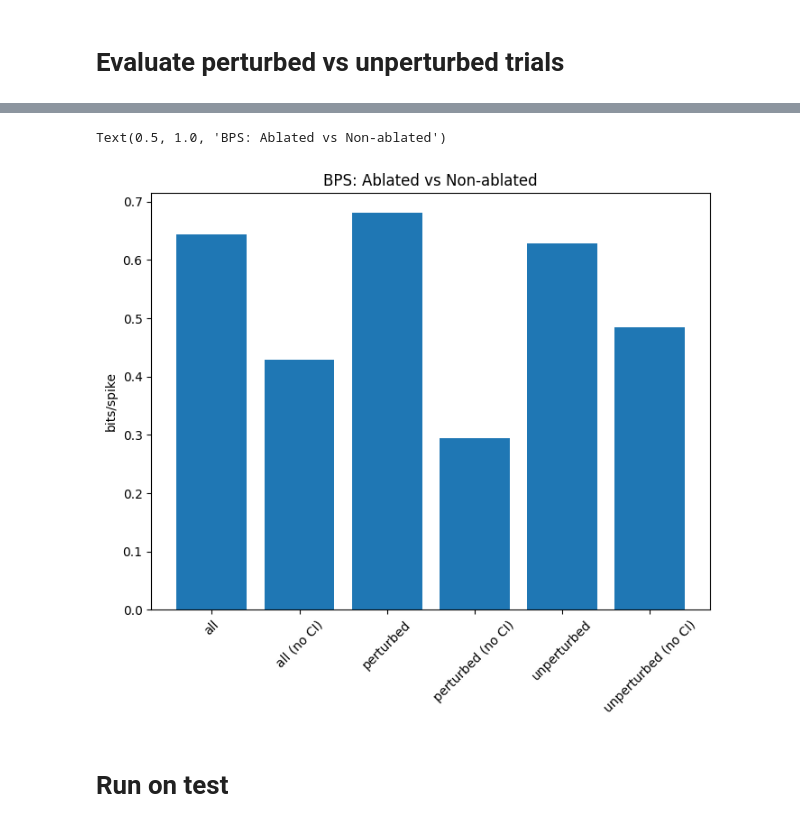
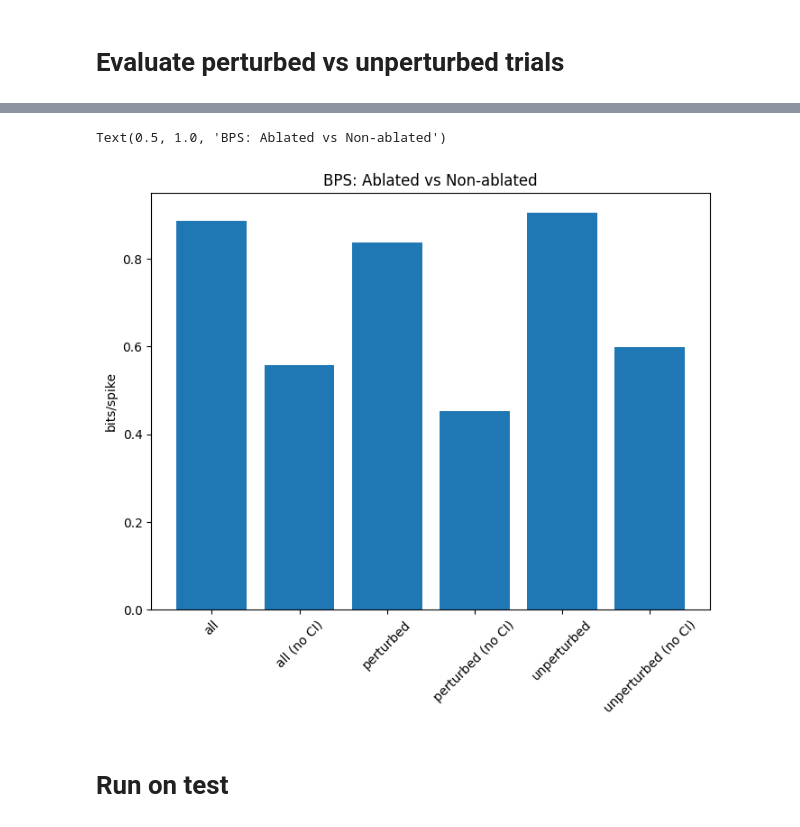
Before and after one commit to NinelK/BAND-torch, a Jupyter notebook: notebooks/post/compare_synthetic_pairs.ipynb, the cells around one changed output, grey strips where cells are left out. Saved outputs shown, nothing was run; the diff lists cells and outputs as text; code cells hidden in the pictures.

```diff
--- a/notebooks/post/compare_synthetic_pairs.ipynb
+++ b/notebooks/post/compare_synthetic_pairs.ipynb
@@ -26,17 +28,12 @@ model_titles = ["LFADS", "BAND"]
 
 bin_size_ms = 10
 # %%
-# dataset_name = 'chewie_10_07'
-# model_names = ['240520_lfads_minloss_KL1','240520_band_minloss_KL1']
-# model_names = ['240522_lfads_minloss_KL1_normal','240522_band_minloss_KL1_normal']
+postfix = 'forward'
+dataset_name = f'lorenz_{postfix}'
+model_names = ['lfads_acausal_8f_lorenz', 'band_acausal_8f_lorenz', 'lfads_both_8f_lorenz', 'band_both_8f_lorenz']
+if postfix!='forward':
+    model_names = [model_name+'_'+postfix for model_name in model_names]
 
-# dataset_name = 'pendulum'
-# model_names = ['lfads_both_20f_pendulum', 'band_both_20f_pendulum']
-
-dataset_name = 'lorenz'
-model_names = ['lfads_both_20f_lorenz', 'band_both_20f_lorenz']
-# model_names = ['lfads_acausal_20f_lorenz', 'band_acausal_20f_lorenz']
-
-best_model_dest = f"/disk/scratch/nkudryas/BAND-torch/runs/pbt-{dataset_name}/{dataset_name}"
+best_model_dest = f"/disk/scratch/nkudryas/BAND-torch/runs/pbt-lorenz/{dataset_name}"
 model_dests = [f"{best_model_dest}/{model_name}/best_model/" for model_name in model_names]
 # models = [BAND(model_dir=model_dest) for model_dest in model_dests]
@@ -111,7 +147,7 @@ for j in range(in_features):
 # %% [markdown]
 # Evaluate perturbed vs unperturbed trials
 # %%
-dataset_filename = '/disk/scratch/nkudryas/BAND-torch/datasets/data_Synthetic_Lorenz_Offmanifold_Unidir_Kicks.h5'
+dataset_filename = f'/disk/scratch/nkudryas/BAND-torch/datasets/data_Synthetic_Lorenz_{postfix}.h5'
 
 with h5py.File(dataset_filename, 'r') as f:
     train_data = f['train_recon_data'][:]
@@ -120,10 +156,8 @@ with h5py.File(dataset_filename, 'r') as f:
     valid_epoch = f["valid_epoch"][:]
     true_train_beh = f['train_behavior'][:]
     true_valid_beh = f['valid_behavior'][:]
-    # true_target_direction = f['valid_target_direction'][:]
-
-# train_set = torch.load("/disk/scratch/nkudryas/Xfads_with_Inferred_Inputs/DATA/data_Synthetic_Lorenz_Offmanifold_Unidir_Kicks/data_train_20ms.pt")
-valid_set = torch.load("/disk/scratch/nkudryas/Xfads_with_Inferred_Inputs/DATA/data_Synthetic_Lorenz_Offmanifold_Unidir_Kicks/data_valid_20ms.pt")
+    true_valid_inputs = f['valid_true_inputs'][:]
+    valid_is_perturbed = np.any(np.any(true_valid_inputs != 0,axis=1),axis=1)
 # %%
 def merge_train_valid(train_data, valid_data, train_inds, valid_inds):
     n_samples = len(train_data) + len(valid_data)
@@ -144,8 +178,9 @@ lin_decoded_behs = []
 lin_decoded_behs_abl = []
 seq2seq_decoded_behs = []
 seq2seq_decoded_behs_abl = []
+beh_Ws_post = []
 for model_name in model_names:
-    data_path = os.path.join(best_model_dest,model_name,'best_model','lfads_output_Kicks.h5')
+    data_path = os.path.join(best_model_dest,model_name,'best_model',f'lfads_output_{postfix}.h5')
     bin_width_sec = 0.01 # chewie
     # Data is binned at 10 ms
     with h5py.File(data_path) as f:
@@ -164,7 +199,7 @@ for model_name in model_names:
         train_ic = f['train_gen_init'][:]
 
     # load ablated
-    data_path = os.path.join(best_model_dest,model_name,'best_model','lfads_W_ablated_output_Kicks.h5')
+    data_path = os.path.join(best_model_dest,model_name,'best_model',f'lfads_W_ablated_output_{postfix}.h5')
     with h5py.File(data_path) as f:
         train_noci_factors = f["train_factors"][:]
         noci_factors = f["valid_factors"][:]
@@ -190,6 +225,7 @@ for model_name in model_names:
     # X_test_abl = noci_factors.reshape(noci_factors.shape[0],-1)
     ridge = Ridge(alpha=1).fit(X_train, Y_train)
     Y_pred_seq2seq = ridge.predict(X_test).reshape(true_valid_beh.shape)
+    beh_Ws_post.append(ridge.coef_)
     # Y_pred_seq2seq_abl = ridge.predict(X_test_abl).reshape(true_valid_beh.shape)
 
     # same after ablating the controller
@@ -243,29 +341,29 @@ Text(0.5, 1.0, 'Behavior decoding R2 from factors: Ablated vs Non-ablated')
 # %%
 # now same but for NLL
 from scipy.stats import poisson
 plt.figure(figsize=(8,6))
-model_id = 1 # 0 -- LFADS, 1 -- BAND
+model_id = 3 # 0 -- LFADS, 1 -- BAND
 rates, noci_rates = both_rates[model_id] * bin_width_sec, both_noci_rates[model_id] * bin_width_sec
 
 valid_mean_count = valid_data.mean(0).mean(0) # to get Hz -> x100
 base_LL = poisson.logpmf(valid_data, valid_mean_count)
 n_sp = valid_data.sum()
 # print(base_LL.mean(),poisson.logpmf(valid_data, rates).mean())
 # print(np.nansum(poisson.logpmf(valid_data, rates) - base_LL)/(n_sp * np.log(2)))
 
 plt.bar(['all', 'all (no CI)','perturbed','perturbed (no CI)', 'unperturbed', 'unperturbed (no CI)'],
         [np.nansum(poisson.logpmf(valid_data, rates) - base_LL)/(n_sp * np.log(2)),
                 np.nansum(poisson.logpmf(valid_data, noci_rates) - base_LL)/(n_sp * np.log(2)),
-                np.nansum(poisson.logpmf(valid_data[valid_set['is_perturbed']], rates[valid_set['is_perturbed']]) - base_LL[valid_set['is_perturbed']])/(valid_data[valid_set['is_perturbed']].sum() * np.log(2)),
-                np.nansum(poisson.logpmf(valid_data[valid_set['is_perturbed']], noci_rates[valid_set['is_perturbed']]) - base_LL[valid_set['is_perturbed']])/(valid_data[valid_set['is_perturbed']].sum() * np.log(2)),
-                np.nansum(poisson.logpmf(valid_data[~valid_set['is_perturbed']], rates[~valid_set['is_perturbed']]) - base_LL[~valid_set['is_perturbed']])/(valid_data[~valid_set['is_perturbed']].sum() * np.log(2)),
-                np.nansum(poisson.logpmf(valid_data[~valid_set['is_perturbed']], noci_rates[~valid_set['is_perturbed']]) - base_LL[~valid_set['is_perturbed']])/(valid_data[~valid_set['is_perturbed']].sum() * np.log(2))])
+                np.nansum(poisson.logpmf(valid_data[valid_is_perturbed], rates[valid_is_perturbed]) - base_LL[valid_is_perturbed])/(valid_data[valid_is_perturbed].sum() * np.log(2)),
+                np.nansum(poisson.logpmf(valid_data[valid_is_perturbed], noci_rates[valid_is_perturbed]) - base_LL[valid_is_perturbed])/(valid_data[valid_is_perturbed].sum() * np.log(2)),
+                np.nansum(poisson.logpmf(valid_data[~valid_is_perturbed], rates[~valid_is_perturbed]) - base_LL[~valid_is_perturbed])/(valid_data[~valid_is_perturbed].sum() * np.log(2)),
+                np.nansum(poisson.logpmf(valid_data[~valid_is_perturbed], noci_rates[~valid_is_perturbed]) - base_LL[~valid_is_perturbed])/(valid_data[~valid_is_perturbed].sum() * np.log(2))])
 plt.xticks(rotation=45)
 plt.ylabel('bits/spike')
 plt.title('BPS: Ablated vs Non-ablated')
 # %% [output]
 Text(0.5, 1.0, 'BPS: Ablated vs Non-ablated')
-[figure, old version]
+[figure, new version]
 # %% [markdown]
 # Run on test
 # %%
```
Also changed, not shown: parts of 10 cells of this notebook, 5 other files.
